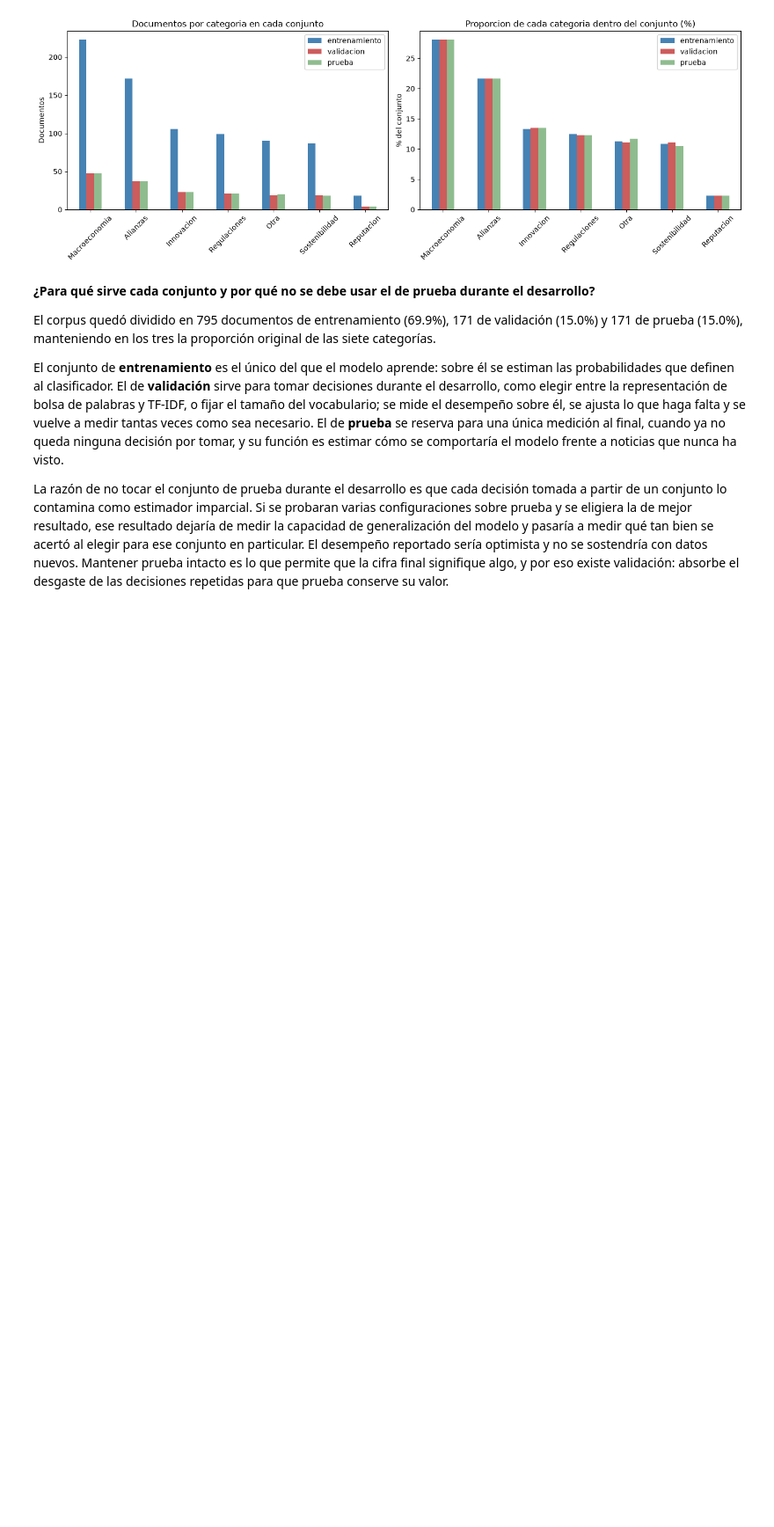
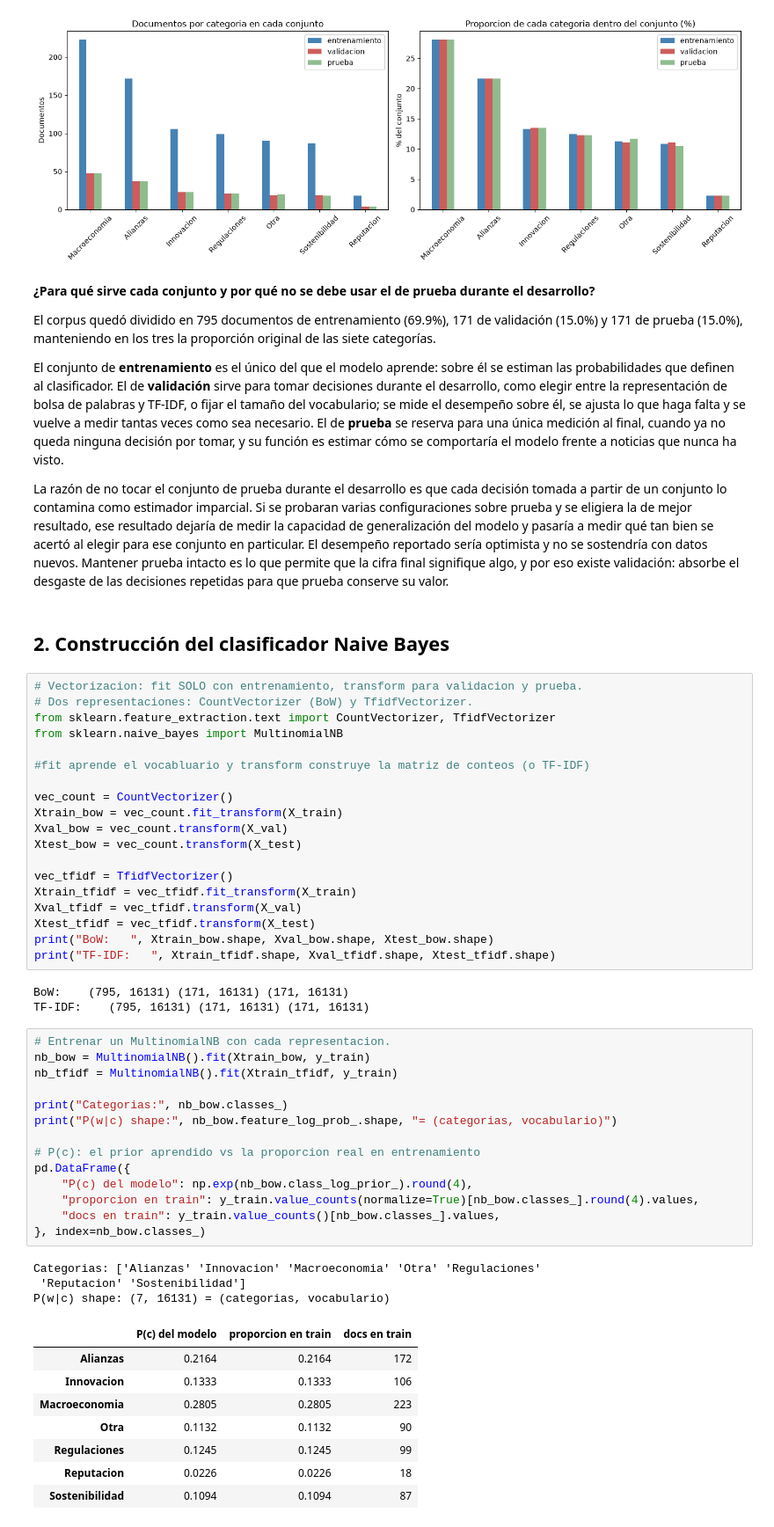
Before and after one commit to George11Albadr/Natural_Language_Processing, a Jupyter notebook: Lab#1/Laboratorio1y2.ipynb, the cells around one changed output. Shown at 88% size. Drawn from its saved outputs; the diff is of its cells as text; blank space fills up the shorter version.

```diff
--- a/Lab#1/Laboratorio1y2.ipynb
+++ b/Lab#1/Laboratorio1y2.ipynb
@@ -1290,3 +1300,53 @@ generalización del modelo y pasaría a medir qué tan bien se acertó al elegir
 particular. El desempeño reportado sería optimista y no se sostendría con datos nuevos. Mantener
 prueba intacto es lo que permite que la cifra final signifique algo, y por eso existe validación:
 absorbe el desgaste de las decisiones repetidas para que prueba conserve su valor.
+# %% [markdown]
+## 2. Construcción del clasificador Naive Bayes
+# %%
+# Vectorizacion: fit SOLO con entrenamiento, transform para validacion y prueba.
+# Dos representaciones: CountVectorizer (BoW) y TfidfVectorizer.
+from sklearn.feature_extraction.text import CountVectorizer, TfidfVectorizer
+from sklearn.naive_bayes import MultinomialNB
+
+#fit aprende el vocabluario y transform construye la matriz de conteos (o TF-IDF)
+
+vec_count = CountVectorizer()
+Xtrain_bow = vec_count.fit_transform(X_train)
+Xval_bow = vec_count.transform(X_val)
+Xtest_bow = vec_count.transform(X_test)
+
+vec_tfidf = TfidfVectorizer()
+Xtrain_tfidf = vec_tfidf.fit_transform(X_train)
+Xval_tfidf = vec_tfidf.transform(X_val)
+Xtest_tfidf = vec_tfidf.transform(X_test)
+print("BoW:   ", Xtrain_bow.shape, Xval_bow.shape, Xtest_bow.shape)
+print("TF-IDF:   ", Xtrain_tfidf.shape, Xval_tfidf.shape, Xtest_tfidf.shape)
+# %% [output]
+BoW:    (795, 16131) (171, 16131) (171, 16131)
+TF-IDF:    (795, 16131) (171, 16131) (171, 16131)
+# %%
+# Entrenar un MultinomialNB con cada representacion.
+nb_bow = MultinomialNB().fit(Xtrain_bow, y_train)
+nb_tfidf = MultinomialNB().fit(Xtrain_tfidf, y_train)
+
+print("Categorias:", nb_bow.classes_)
+print("P(w|c) shape:", nb_bow.feature_log_prob_.shape, "= (categorias, vocabulario)")
+
+# P(c): el prior aprendido vs la proporcion real en entrenamiento
+pd.DataFrame({
+    "P(c) del modelo": np.exp(nb_bow.class_log_prior_).round(4),
+    "proporcion en train": y_train.value_counts(normalize=True)[nb_bow.classes_].round(4).values,
+    "docs en train": y_train.value_counts()[nb_bow.classes_].values,
+}, index=nb_bow.classes_)
+# %% [output]
+Categorias: ['Alianzas' 'Innovacion' 'Macroeconomia' 'Otra' 'Regulaciones'
+ 'Reputacion' 'Sostenibilidad']
+P(w|c) shape: (7, 16131) = (categorias, vocabulario)
+|  | P(c) del modelo | proporcion en train | docs en train |
+| Alianzas | 0.2164 | 0.2164 | 172 |
+| Innovacion | 0.1333 | 0.1333 | 106 |
+| Macroeconomia | 0.2805 | 0.2805 | 223 |
+| Otra | 0.1132 | 0.1132 | 90 |
+| Regulaciones | 0.1245 | 0.1245 | 99 |
+| Reputacion | 0.0226 | 0.0226 | 18 |
+| Sostenibilidad | 0.1094 | 0.1094 | 87 |
```
Also changed, not shown: parts of 3 cells of this notebook.
